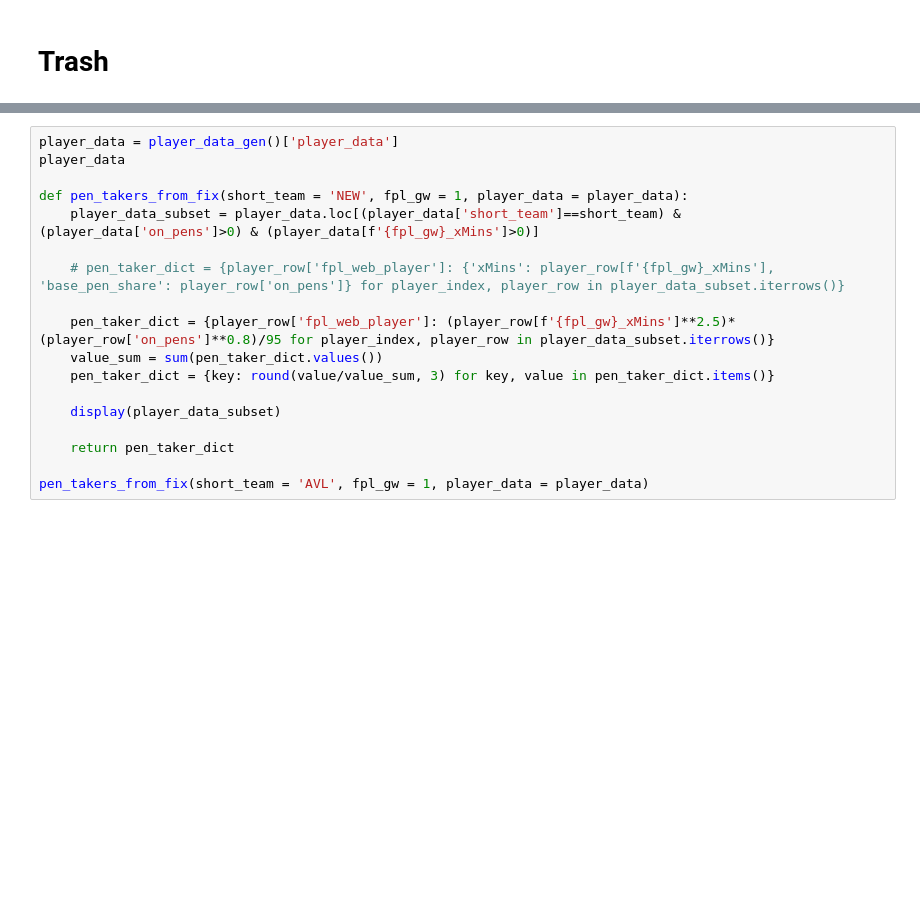
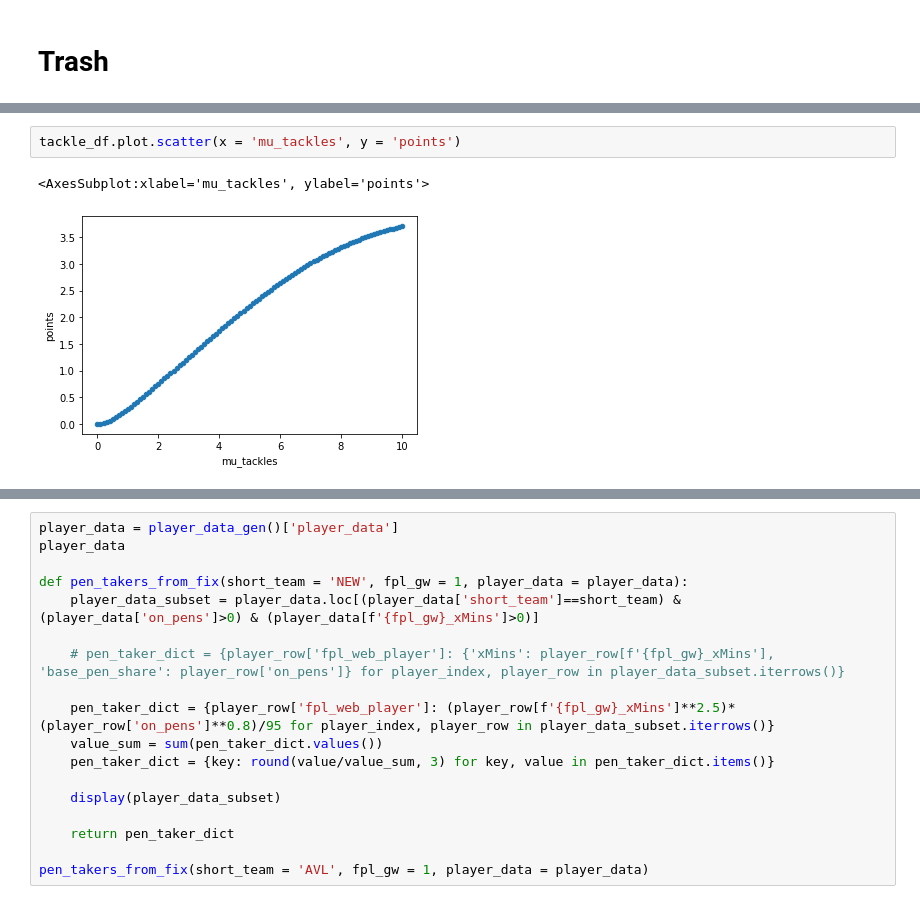
Before and after one commit to SamTroy/TFF_Optimization, a Jupyter notebook: notebooks/tff_optimization.ipynb, the cells around one changed output, grey strips where cells are left out. Cells and saved outputs as stored; diff of their text form; blank space fills up the shorter version.

```diff
--- a/notebooks/tff_optimization.ipynb
+++ b/notebooks/tff_optimization.ipynb
@@ -539,0 +526,5 @@ HTTPError: HTTP Error 404: Not Found
+# %%
+tackle_df.plot.scatter(x = 'mu_tackles', y = 'points')
+# %% [output]
+<AxesSubplot:xlabel='mu_tackles', ylabel='points'>
+[figure, added]
```
Also changed, not shown: parts of 15 cells of this notebook, 1 other file.
